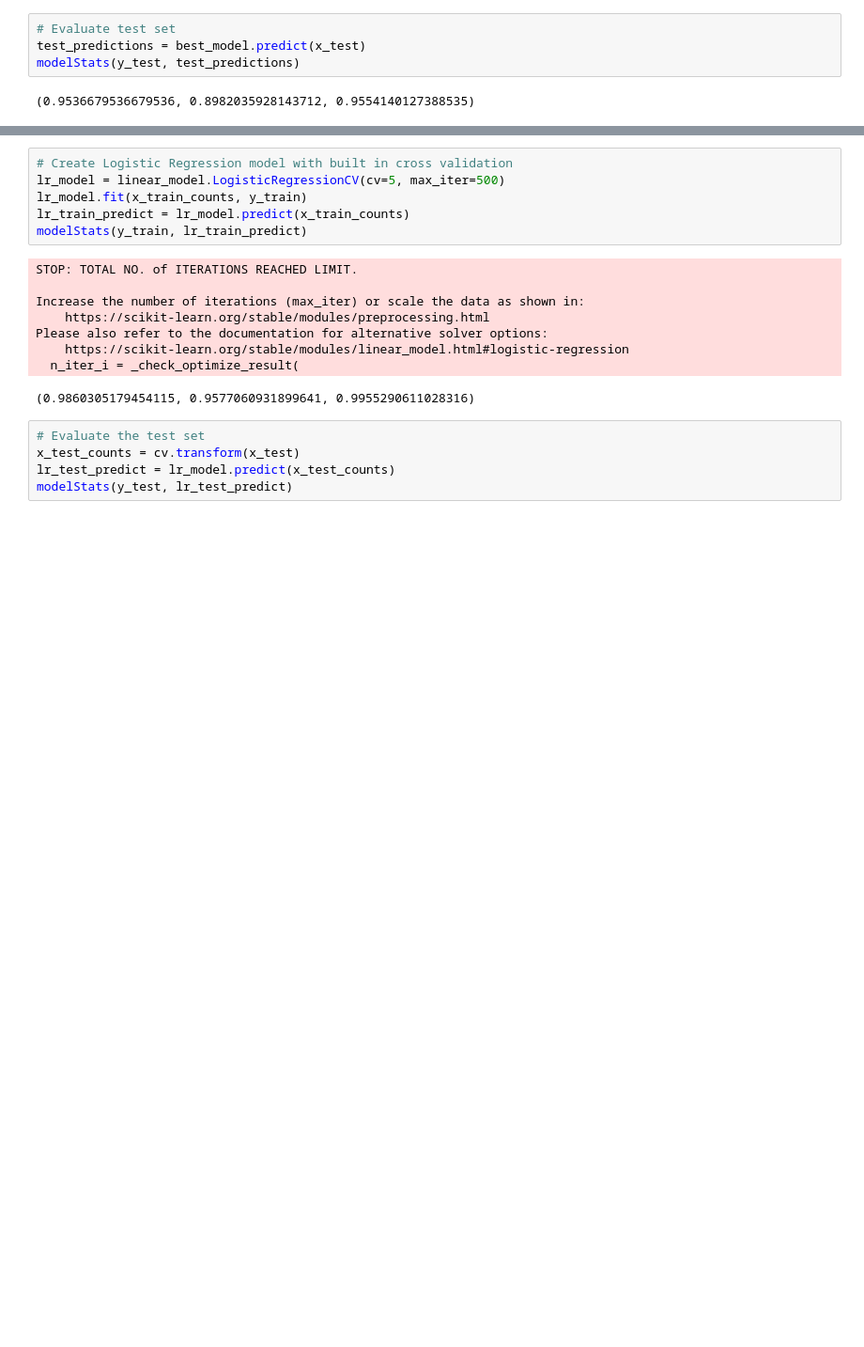
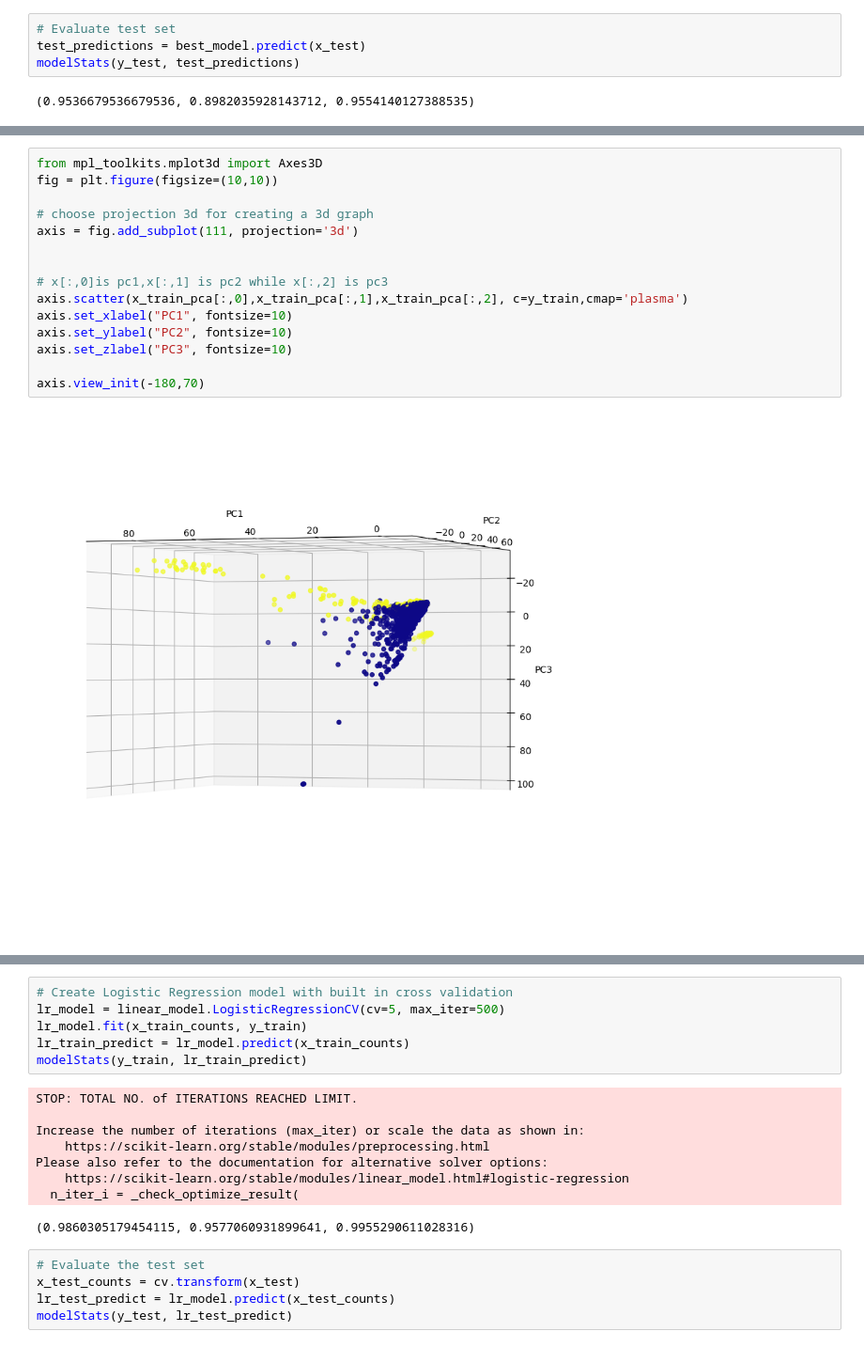
Before and after one commit to adnan10ashraf/spam_classifier, a Jupyter notebook: spam_classifier.ipynb, the cells around one changed output, grey strips where cells are left out. Shown: that part at 94% size. Saved outputs shown, nothing was run; the diff lists cells and outputs as text; blank space fills up the shorter version.

```diff
--- a/spam_classifier.ipynb
+++ b/spam_classifier.ipynb
@@ -120,0 +154,17 @@ modelStats(y_test, test_predictions)
+# %%
+from mpl_toolkits.mplot3d import Axes3D
+fig = plt.figure(figsize=(10,10))
+
+# choose projection 3d for creating a 3d graph
+axis = fig.add_subplot(111, projection='3d')
+
+
+# x[:,0]is pc1,x[:,1] is pc2 while x[:,2] is pc3
+axis.scatter(x_train_pca[:,0],x_train_pca[:,1],x_train_pca[:,2], c=y_train,cmap='plasma')
+axis.set_xlabel("PC1", fontsize=10)
+axis.set_ylabel("PC2", fontsize=10)
+axis.set_zlabel("PC3", fontsize=10)
+
+axis.view_init(-180,70)
+# %% [output]
+[figure, added]
```
Also changed, not shown: parts of 19 cells of this notebook.
